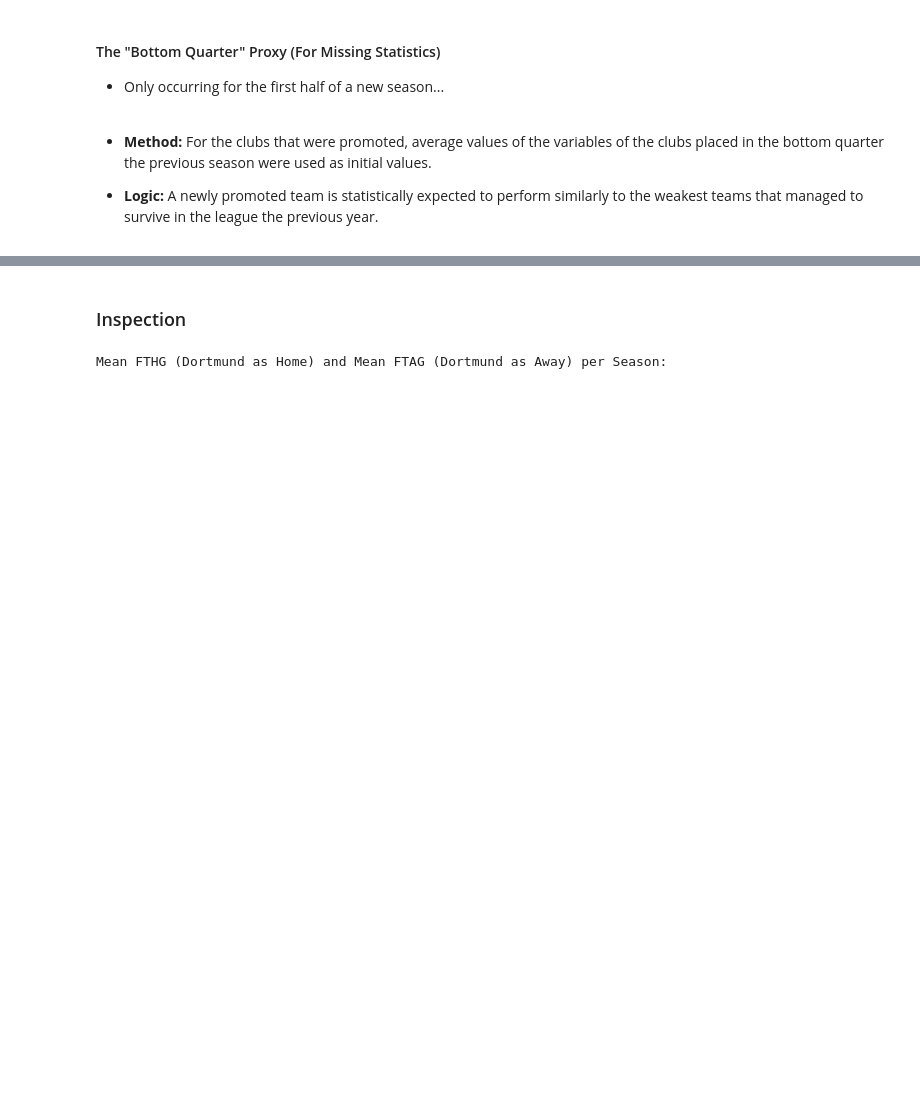
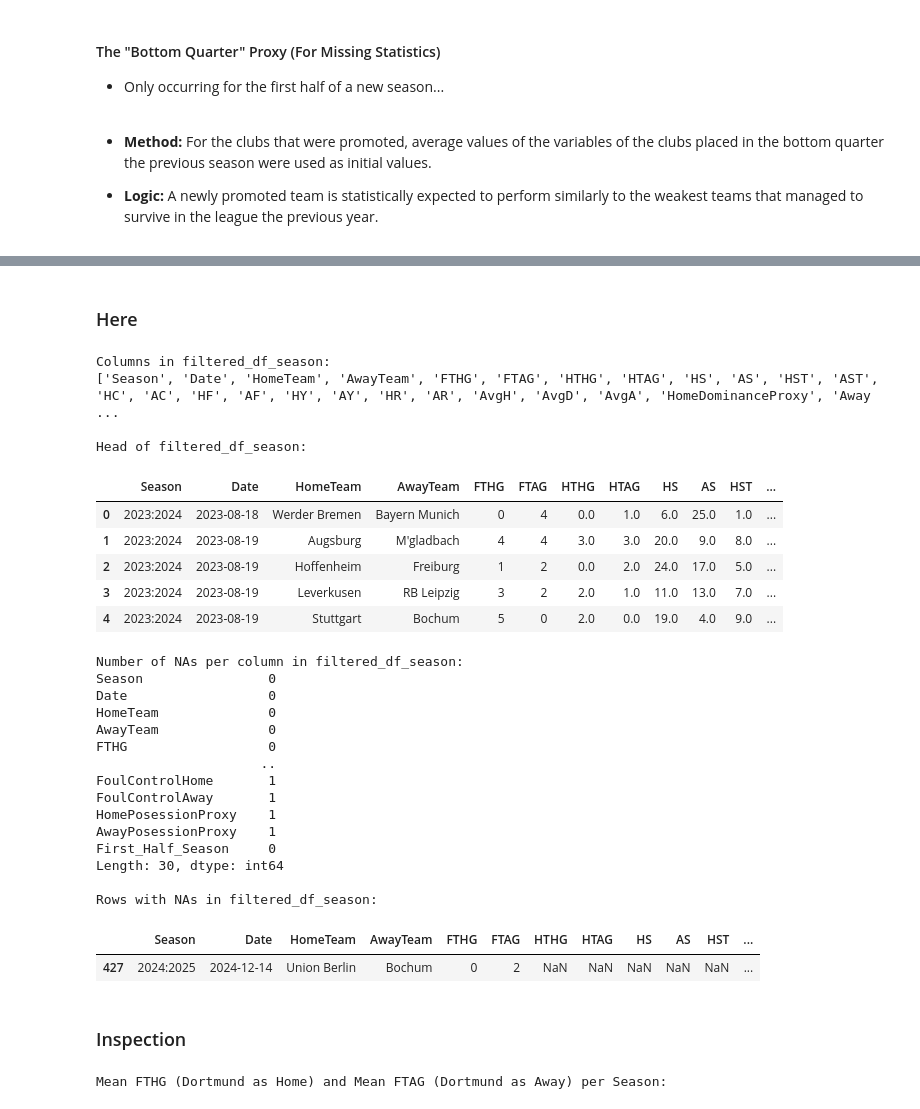
Before and after one commit to Acon3078/corners, a Jupyter notebook: Notebook_FTHG.ipynb, the cells around one changed output, grey strips where cells are left out. Drawn from its saved outputs; the diff is of its cells as text; code cells hidden in the pictures; blank space fills up the shorter version.

Commit message:
Checkpoint of Transfer Window

```diff
--- a/Notebook_FTHG.ipynb
+++ b/Notebook_FTHG.ipynb
@@ -1238,6 +1189,15 @@ import pandas as pd
 
 if "filtered_df_season" not in globals():
     raise NameError("`filtered_df_season` not found. Run the cell that builds it and attaches FH data first.")
+
+# Verify that required columns exist (created by Transfer Window Update cell)
+required_cols = ["NPxG_Home", "deep_Home", "NPxG_Away", "deep_Away", "First_Half_Season"]
+missing_cols = [col for col in required_cols if col not in filtered_df_season.columns]
+if missing_cols:
+    raise KeyError(
+        f"Required columns not found in filtered_df_season: {missing_cols}. "
+        f"Please run the 'Transfer Window Update' cell first to create these columns."
+    )
 
 # Detect which seasons are present
 unique_seasons = sorted(filtered_df_season['Season'].dropna().unique())
@@ -1281,12 +1241,14 @@ for season in unique_seasons:
             promoted_teams_sh = sh_teams - fh_teams
 
             # Map promoted team names from SH format to match data format
-            # For 2023:2024: Heidenheim -> Heidenheim, Darmstadt -> Darmstadt
+            # For 2023:2024: FC Heidenheim -> Heidenheim, Darmstadt -> Darmstadt
             # For 2024:2025: St. Pauli -> St Pauli, Holstein Kiel -> Holstein Kiel
             promoted_teams = []
             for team_sh in promoted_teams_sh:
                 if team_sh == "St. Pauli":
                     promoted_teams.append("St Pauli")  # Match data uses "St Pauli"
+                elif team_sh == "FC Heidenheim":
+                    promoted_teams.append("Heidenheim")  # Match data uses "Heidenheim"
                 else:
                     promoted_teams.append(team_sh)
 
@@ -1366,8 +1328,14 @@ for season in unique_seasons:
 
         print(f"\nSeason {season}:")
         print(f"  First-half matches involving promoted teams: {promoted_first_half.sum()}")
-        print(f"  Non-null NPxG_Home: {filtered_df_season.loc[promoted_first_half, 'NPxG_Home'].notna().sum()}")
-        print(f"  Non-null NPxG_Away: {filtered_df_season.loc[promoted_first_half, 'NPxG_Away'].notna().sum()}")
+        if 'NPxG_Home' in filtered_df_season.columns:
+            print(f"  Non-null NPxG_Home: {filtered_df_season.loc[promoted_first_half, 'NPxG_Home'].notna().sum()}")
+        else:
+            print(f"  Non-null NPxG_Home: N/A (column not found)")
+        if 'NPxG_Away' in filtered_df_season.columns:
+            print(f"  Non-null NPxG_Away: {filtered_df_season.loc[promoted_first_half, 'NPxG_Away'].notna().sum()}")
+        else:
+            print(f"  Non-null NPxG_Away: N/A (column not found)")
 
 preview_cols = [
     "Date", "HomeTeam", "AwayTeam", "Season", "First_Half_Season",
@@ -1445,3 +1391,49 @@ Preview of first-half matches involving promoted teams with filled stats:
+# %% [markdown]
+### Here
+# %%
+# List the names of the columns in filtered_df_season
+print("Columns in filtered_df_season:")
+print(list(filtered_df_season.columns))
+
+# Print the head of filtered_df_season
+print("\nHead of filtered_df_season:")
+display(filtered_df_season.head())
+
+# Check for the number of NAs in filtered_df_season
+print("\nNumber of NAs per column in filtered_df_season:")
+print(filtered_df_season.isna().sum())
+
+# Print the rows with any NAs
+print("\nRows with NAs in filtered_df_season:")
+display(filtered_df_season[filtered_df_season.isna().any(axis=1)])
+# %% [output]
+Columns in filtered_df_season:
+['Season', 'Date', 'HomeTeam', 'AwayTeam', 'FTHG', 'FTAG', 'HTHG', 'HTAG', 'HS', 'AS', 'HST', 'AST', 'HC', 'AC', 'HF', 'AF', 'HY', 'AY', 'HR', 'AR', 'AvgH', 'AvgD', 'AvgA', 'HomeDominanceProxy', 'Away ...
+
+Head of filtered_df_season:
+|  | Season | Date | HomeTeam | AwayTeam | FTHG | FTAG | HTHG | HTAG | HS | AS | HST | ... |
+| 0 | 2023:2024 | 2023-08-18 | Werder Bremen | Bayern Munich | 0 | 4 | 0.0 | 1.0 | 6.0 | 25.0 | 1.0 | ... |
+| 1 | 2023:2024 | 2023-08-19 | Augsburg | M'gladbach | 4 | 4 | 3.0 | 3.0 | 20.0 | 9.0 | 8.0 | ... |
+| 2 | 2023:2024 | 2023-08-19 | Hoffenheim | Freiburg | 1 | 2 | 0.0 | 2.0 | 24.0 | 17.0 | 5.0 | ... |
+| 3 | 2023:2024 | 2023-08-19 | Leverkusen | RB Leipzig | 3 | 2 | 2.0 | 1.0 | 11.0 | 13.0 | 7.0 | ... |
+| 4 | 2023:2024 | 2023-08-19 | Stuttgart | Bochum | 5 | 0 | 2.0 | 0.0 | 19.0 | 4.0 | 9.0 | ... |
+Number of NAs per column in filtered_df_season:
+Season                0
+Date                  0
+HomeTeam              0
+AwayTeam              0
+FTHG                  0
+                     ..
+FoulControlHome       1
+FoulControlAway       1
+HomePosessionProxy    1
+AwayPosessionProxy    1
+First_Half_Season     0
+Length: 30, dtype: int64
+
+Rows with NAs in filtered_df_season:
+|  | Season | Date | HomeTeam | AwayTeam | FTHG | FTAG | HTHG | HTAG | HS | AS | HST | ... |
+| 427 | 2024:2025 | 2024-12-14 | Union Berlin | Bochum | 0 | 2 | NaN | NaN | NaN | NaN | NaN | ... |
 # %% [markdown]
 ### Inspection
 # %%
```
Also changed, not shown: parts of 5 cells of this notebook.
